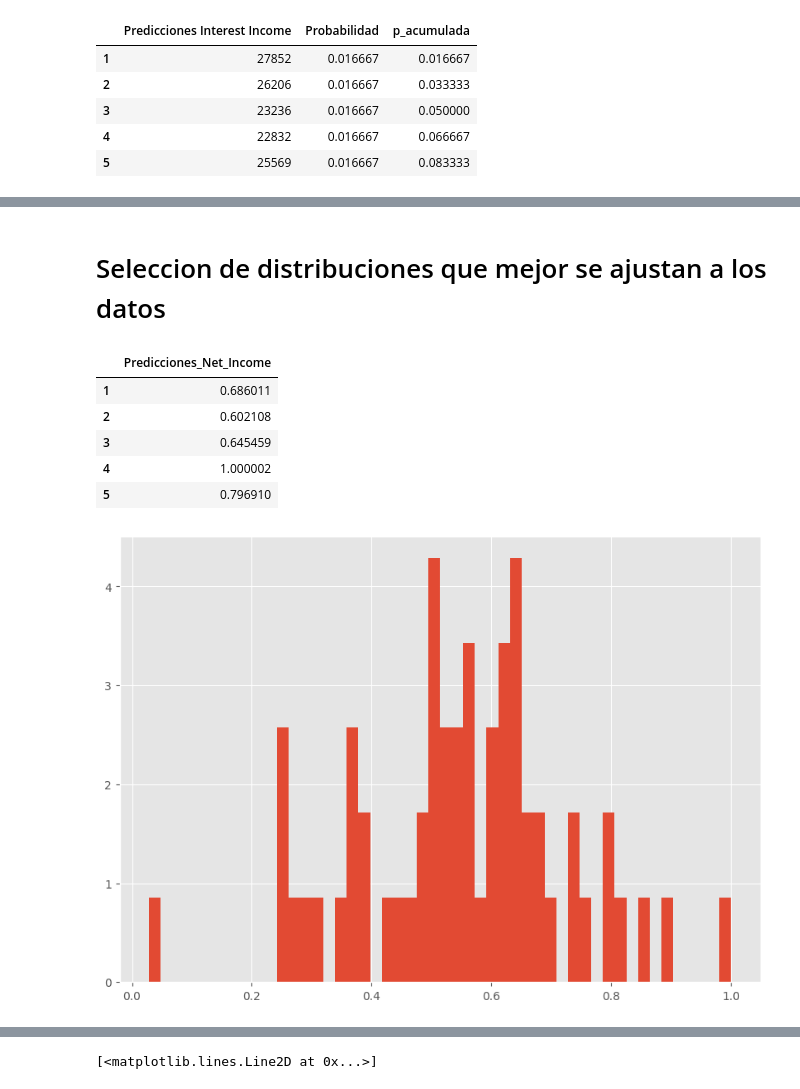
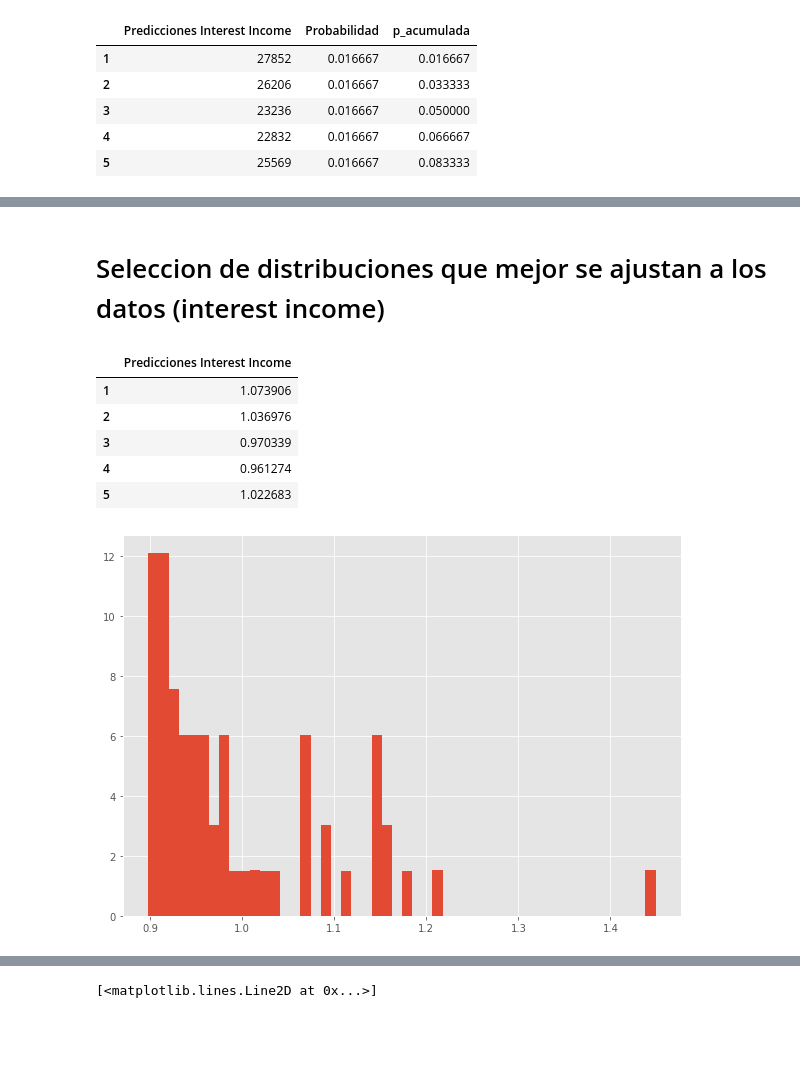
Before and after one commit to Maxcode99/Proyecto_SPF, a Jupyter notebook: Proyecto_Alan_Max.ipynb, the cells around one changed output, grey strips where cells are left out. Saved outputs shown, nothing was run; the diff lists cells and outputs as text; code cells hidden in the pictures; blank space fills up the shorter version.

```diff
--- a/Proyecto_Alan_Max.ipynb
+++ b/Proyecto_Alan_Max.ipynb
@@ -706,5 +814,5 @@ print(Aleatorios2)
 # %% [markdown]
-# Seleccion de distribuciones que mejor se ajustan a los datos
+# Seleccion de distribuciones que mejor se ajustan a los datos (interest income)
 # %%
 import numpy as np
 import scipy.stats as st     # Librería estadística
@@ -717,24 +825,24 @@ warnings.filterwarnings("ignore")
 # %%
 #Transfomramos los datos con una normalizacion para poder realizar el histograma
 
-data1_n=(data1+np.min(data1))/np.max(data1)
-data1_n.pop('Probabilidad')
-data1_n.pop('p_acumulada')
-data1_n.head()
+data2_n=(data2+np.min(data2))/np.max(data2)
+data2_n.pop('Probabilidad')
+data2_n.pop('p_acumulada')
+data2_n.head()
 # %% [output]
-|  | Predicciones_Net_Income |
-| 1 | 0.686011 |
-| 2 | 0.602108 |
-| 3 | 0.645459 |
-| 4 | 1.000002 |
-| 5 | 0.796910 |
+|  | Predicciones Interest Income |
+| 1 | 1.073906 |
+| 2 | 1.036976 |
+| 3 | 0.970339 |
+| 4 | 0.961274 |
+| 5 | 1.022683 |
 # %%
 #Generamos una Y con la densidad de los datos, y una X con los bins
 fig, ax = plt.subplots(1, 1, figsize=(10,7))
 
-y, x, _ = ax.hist(data1_n, bins=50, density=True)
+y, x, _ = ax.hist(data2_n, bins=50, density=True)
 # %% [output]
-[figure, old version]
+[figure, new version]
 # %%
 #Exploracion inicial para ver la distribucion que mas se ajusta, probamos solo con continuas
 rv_continuas = [d_i for d_i in dir(st) if isinstance(getattr(st, d_i), getattr(st, 'rv_continuous'))]
```
Also changed, not shown: parts of 48 cells of this notebook.
